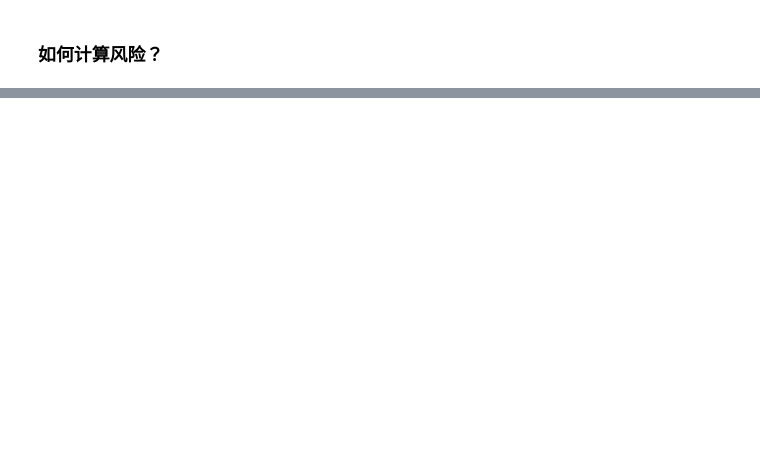
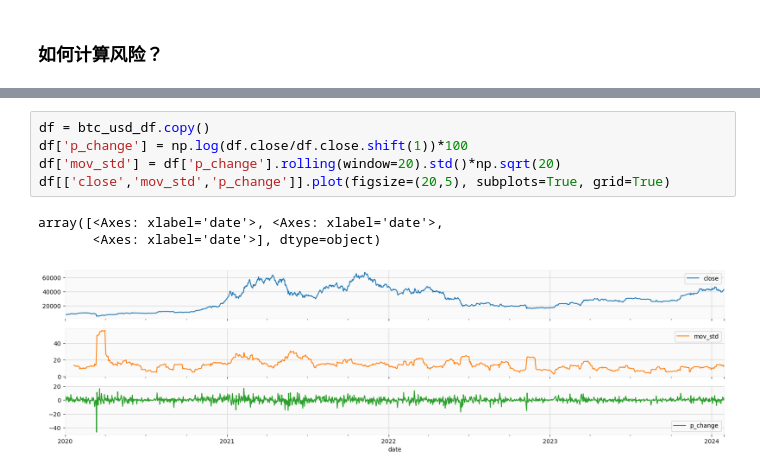
Before and after one commit to metaTaoTao/quant_trading_learning, a Jupyter notebook: Chapter5/matplotlib.ipynb, the cells around one changed output, grey strips where cells are left out. Drawn from its saved outputs; the diff is of its cells as text; blank space fills up the shorter version.

```diff
--- a/Chapter5/matplotlib.ipynb
+++ b/Chapter5/matplotlib.ipynb
@@ -104,0 +135,9 @@ ModuleNotFoundError: No module named 'matplotlib.finance'
+# %%
+df = btc_usd_df.copy()
+df['p_change'] = np.log(df.close/df.close.shift(1))*100
+df['mov_std'] = df['p_change'].rolling(window=20).std()*np.sqrt(20)
+df[['close','mov_std','p_change']].plot(figsize=(20,5), subplots=True, grid=True)
+# %% [output]
+array([<Axes: xlabel='date'>, <Axes: xlabel='date'>,
+       <Axes: xlabel='date'>], dtype=object)
+[figure, added]
```
Also changed, not shown: parts of 15 cells of this notebook, 5 other files.
